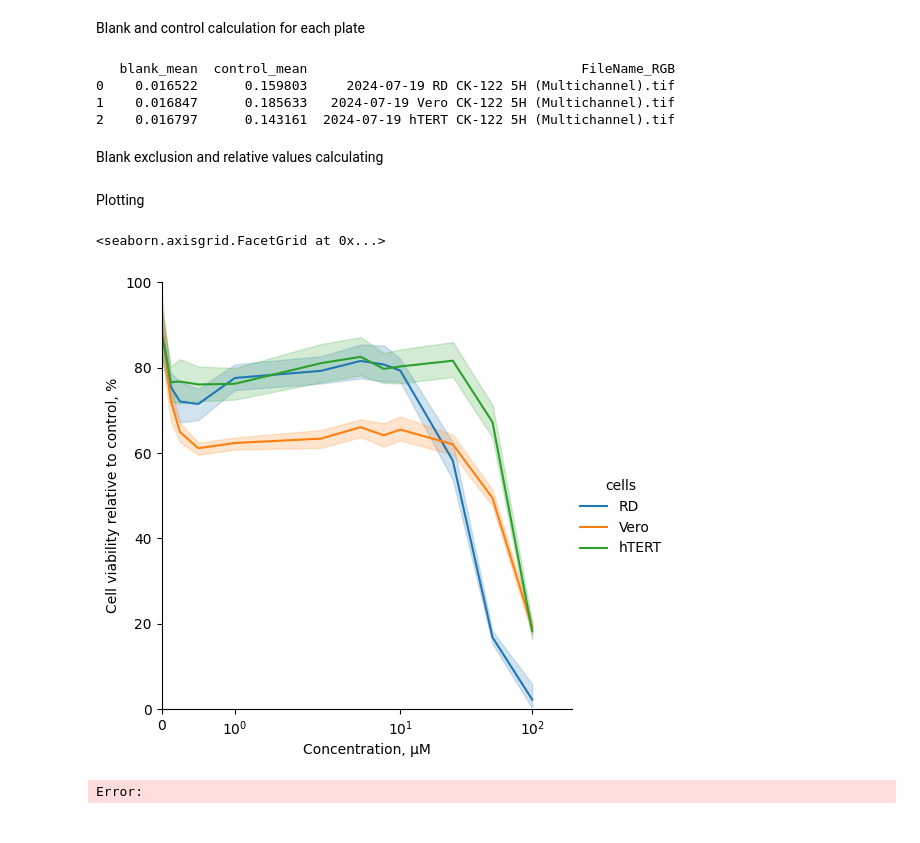
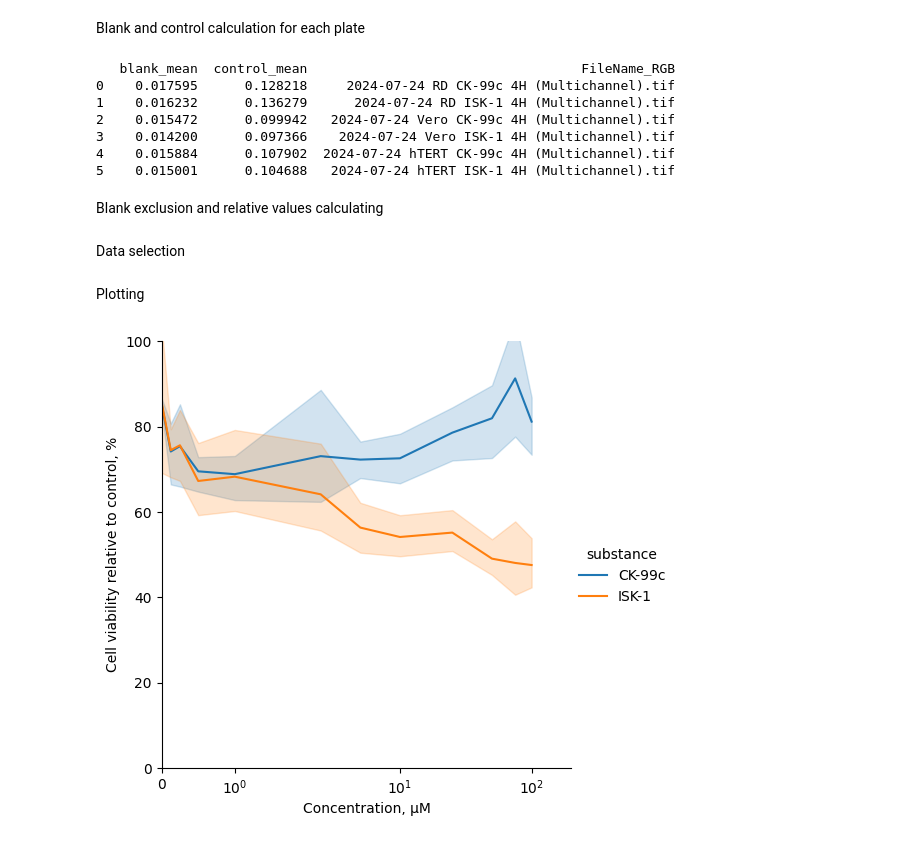
Before and after one commit to arteys/Resazurin_ChemiDoc, a Jupyter notebook: RZ_12_concentrations.ipynb, the cells around one changed output. Drawn from its saved outputs; the diff is of its cells as text; code cells hidden in the pictures.

Commit message:
Now with multiple cells

```diff
--- a/RZ_12_concentrations.ipynb
+++ b/RZ_12_concentrations.ipynb
@@ -129,7 +122,7 @@ blank_control_array = []
 
 for p in plate:
     blank_p = data_plate[(data_plate['blank'] == 'Yes') & (data_plate['FileName_RGB'] == p)].loc[:,'Intensity_MeanIntensity_OrigGreen'].mean()
-    control_p = data_plate[(data_plate['conc_uM'] == 0) & (data_plate['blank'] == 'No') & (data_plate['FileName_RGB'] == p)].loc[:,'Intensity_MeanIntensity_OrigGreen'].mean()
+    control_p = data_plate[(data_plate['control'] == 'Yes') & (data_plate['blank'] == 'No') & (data_plate['FileName_RGB'] == p)].loc[:,'Intensity_MeanIntensity_OrigGreen'].mean()
     bc_array_i = [blank_p,control_p,p]
 
     blank_control_array.append(bc_array_i)
@@ -140,9 +133,12 @@ blank_control_df = pd.DataFrame(blank_control_array, columns = ['blank_mean', 'c
 print(blank_control_df)
 # %% [output]
    blank_mean  control_mean                                   FileName_RGB
-0    0.016522      0.159803     2024-07-19 RD CK-122 5H (Multichannel).tif
-1    0.016847      0.185633   2024-07-19 Vero CK-122 5H (Multichannel).tif
-2    0.016797      0.143161  2024-07-19 hTERT CK-122 5H (Multichannel).tif
+0    0.017595      0.128218     2024-07-24 RD CK-99c 4H (Multichannel).tif
+1    0.016232      0.136279      2024-07-24 RD ISK-1 4H (Multichannel).tif
+2    0.015472      0.099942   2024-07-24 Vero CK-99c 4H (Multichannel).tif
+3    0.014200      0.097366    2024-07-24 Vero ISK-1 4H (Multichannel).tif
+4    0.015884      0.107902  2024-07-24 hTERT CK-99c 4H (Multichannel).tif
+5    0.015001      0.104688   2024-07-24 hTERT ISK-1 4H (Multichannel).tif
 # %% [markdown]
 Blank exclusion and relative values calculating
 # %%
@@ -152,20 +148,31 @@ data_plate_with_mean_blank_control = pd.merge(data_plate_wo_blank_wells, blank_c
 
 data_plate_with_mean_blank_control['Green_blanked'] = data_plate_with_mean_blank_control['Intensity_MeanIntensity_OrigGreen'] - data_plate_with_mean_blank_control['blank_mean']
 data_plate_with_mean_blank_control['Green_relative'] = data_plate_with_mean_blank_control['Green_blanked']/data_plate_with_mean_blank_control['control_mean']*100
+# %% [markdown]
+Data selection
+# %%
+# data_selected = data_plate_with_mean_blank_control[(data_plate_with_mean_blank_control['cells'] == 'Vero') &
+#                                                    (data_plate_with_mean_blank_control['sample'] == 'CK')]
+
+# data_selected = data_plate_with_mean_blank_control[(data_plate_with_mean_blank_control['substance'] == 'ISK-1')]
+data_selected = data_plate_with_mean_blank_control[(data_plate_with_mean_blank_control['cells'] == 'hTERT')]
+# data_selected = data_plate_with_mean_blank_control[(data_plate_with_mean_blank_control['control'] == 'Yes')]
+
+# print(data_selected['Intensity_IntegratedIntensity_OrigRed'][(data_selected['control'] == 'Yes')])
 # %% [markdown]
 Plotting
 # %%
-ax = sns.relplot(data=data_plate_with_mean_blank_control, x="conc_uM", y="Green_relative", kind="line", hue = 'cells')
+ax = sns.relplot(data=data_selected, x="conc_uM", y="Green_relative", kind="line", hue = 'substance')
 
 
 # ax.set(xlabel=None, ylabel='Viable cell, % of control')
 
 ax.set(xlabel='Concentration, μM', ylabel='Cell viability relative to control, %')
 ax.set(xscale="symlog")
 
 ax.set(xlim=(0, 200),ylim = (0,100))
+
+plt.show()
 # %% [output]
-<seaborn.axisgrid.FacetGrid at 0x...>
-[figure, old version]
+[figure, new version]
-Error:
 # %%
```
Also changed, not shown: parts of 7 cells of this notebook.
